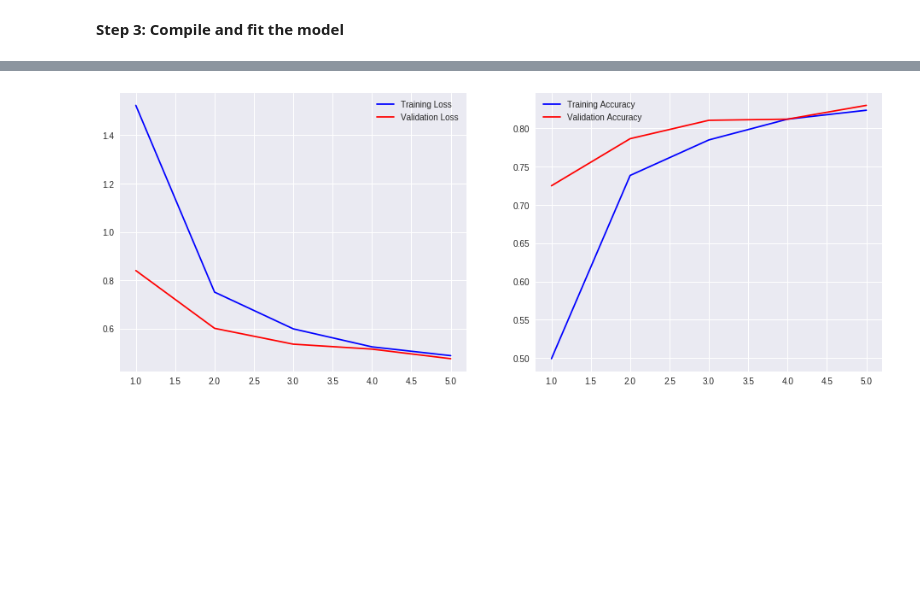
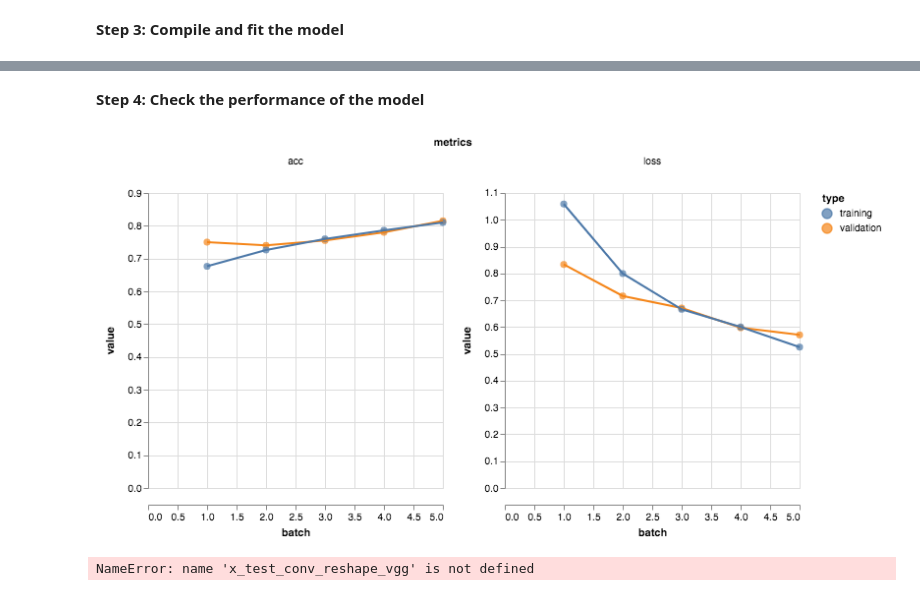
Before and after one commit to amitkaps/deep-learning, a Jupyter notebook: 005-Transfer-Learning-Fashion.ipynb, the cells around one changed output, grey strips where cells are left out. Cells and saved outputs as stored; diff of their text form; code cells hidden in the pictures; blank space fills up the shorter version.

```diff
--- a/005-Transfer-Learning-Fashion.ipynb
+++ b/005-Transfer-Learning-Fashion.ipynb
@@ -91,0 +100,2 @@ _________________________________________________________________
+# %%
+x_train_conv_resize_vgg = conv_base.predict(x_train_conv_resize[:size])
@@ -91,0 +104,2 @@ _________________________________________________________________
+# %%
+y_train_class_vgg = y_train_class[:size]
@@ -96,8 +114,7 @@ from keras.models import Sequential
 from keras.layers import Dense, Dropout
 # %%
 model_transfer = Sequential()
-model_transfer.add(conv_base)
-model_transfer.add(Dense(128, activation='relu'))
+model_transfer.add(Dense(128, input_dim=512, activation='relu'))
 model_transfer.add(Dropout(0.25))
 model_transfer.add(Dense(64, activation='relu'))
 model_transfer.add(Dense(10, activation='softmax'))
@@ -127,6 +142,6 @@ _________________________________________________________________
 model_transfer.compile(loss='categorical_crossentropy', optimizer="adam", metrics=['accuracy'])
 # %%
 %time
-history_transfer = model_transfer.fit(x_train_conv_resize, y_train_class[:10000],
-                                      batch_size=128, epochs=5, verbose=1, validation_split = 0.2)
+output_transfer = model_transfer.fit(x_train_conv_resize_vgg, y_train_class_vgg,
+                                      batch_size=16, epochs=5, verbose=1, validation_split = 0.2)
 # %% [output]
@@ -138,5 +161,11 @@ KeyboardInterrupt:
-# %%
-plot_metrics(history_transfer)
-# %% [output]
-[figure, removed]
+# %% [markdown]
+**Step 4: Check the performance of the model**
+# %%
+vis.metrics(output_transfer.history)
+# %% [output]
+[figure, added]
+# %%
+score = model_transfer.evaluate(x_test_conv_reshape_vgg, y_test_class, verbose=1)
+# %% [output]
+NameError: name 'x_test_conv_reshape_vgg' is not defined
 # %%
```
Also changed, not shown: parts of 13 cells of this notebook, 5 other files.
